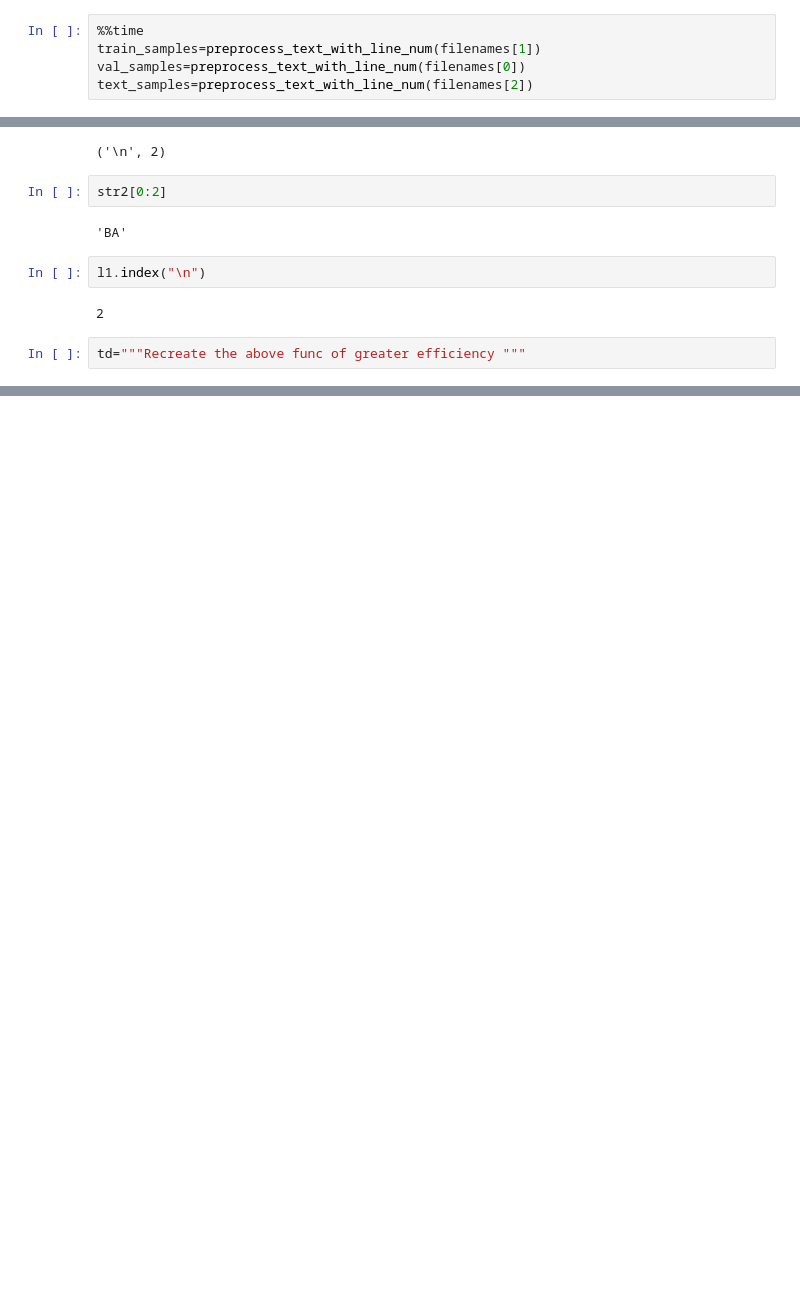
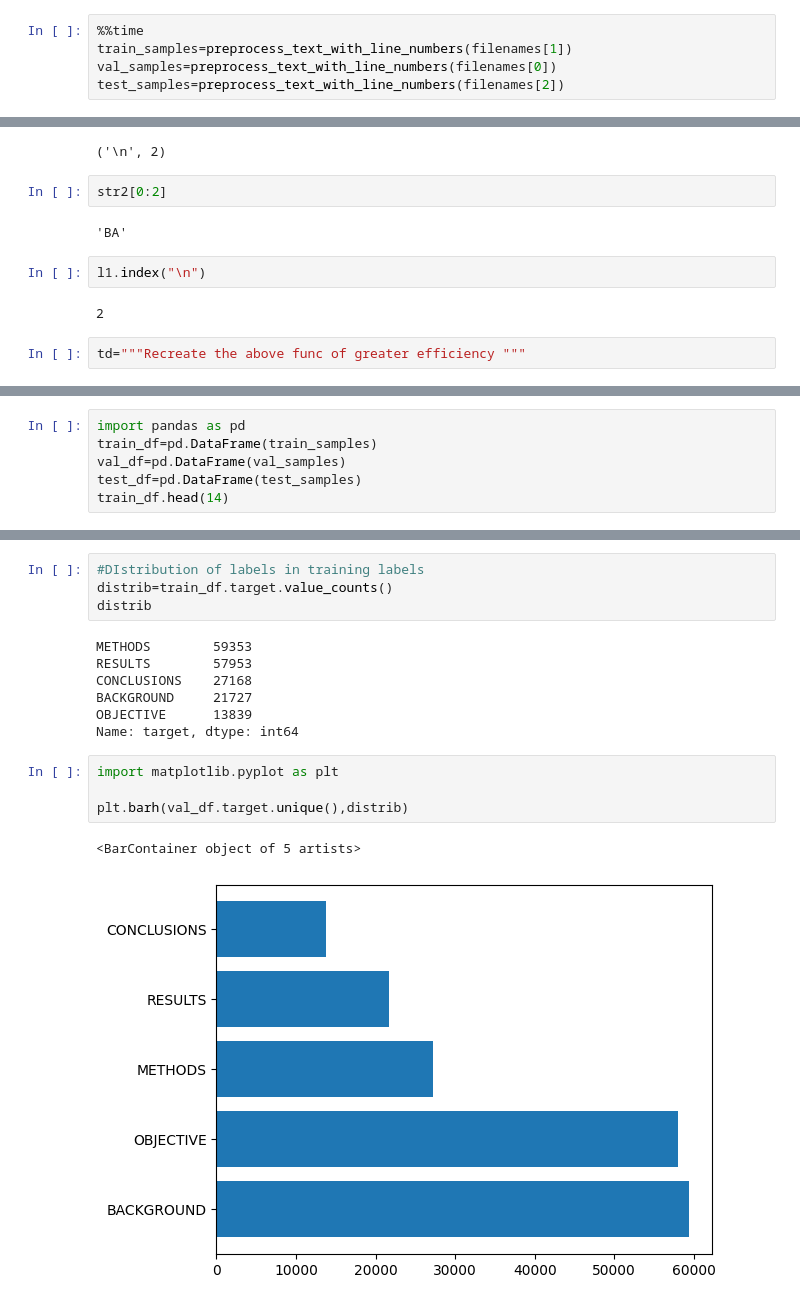
Before and after one commit to MananShukla7/SkimLit, a Jupyter notebook: skimlit.ipynb, the cells around one changed output, grey strips where cells are left out. Saved outputs shown, nothing was run; the diff lists cells and outputs as text; blank space fills up the shorter version.

```diff
--- a/skimlit.ipynb
+++ b/skimlit.ipynb
@@ -168,7 +217,7 @@ filenames
  '/content/pubmed-rct/PubMed_20k_RCT_numbers_replaced_with_at_sign/test.txt']
 # %%
 %%time
-train_samples=preprocess_text_with_line_num(filenames[1])
-val_samples=preprocess_text_with_line_num(filenames[0])
-text_samples=preprocess_text_with_line_num(filenames[2])
+train_samples=preprocess_text_with_line_numbers(filenames[1])
+val_samples=preprocess_text_with_line_numbers(filenames[0])
+test_samples=preprocess_text_with_line_numbers(filenames[2])
 # %% [output]
@@ -205,0 +259,6 @@ td="""Recreate the above func of greater efficiency """
+# %%
+import pandas as pd
+train_df=pd.DataFrame(train_samples)
+val_df=pd.DataFrame(val_samples)
+test_df=pd.DataFrame(test_samples)
+train_df.head(14)
@@ -205,0 +281,18 @@ td="""Recreate the above func of greater efficiency """
+# %%
+#DIstribution of labels in training labels
+distrib=train_df.target.value_counts()
+distrib
+# %% [output]
+METHODS        59353
+RESULTS        57953
+CONCLUSIONS    27168
+BACKGROUND     21727
+OBJECTIVE      13839
+Name: target, dtype: int64
+# %%
+import matplotlib.pyplot as plt
+
+plt.barh(val_df.target.unique(),distrib)
+# %% [output]
+<BarContainer object of 5 artists>
+[figure, added]
```
Also changed, not shown: parts of 28 cells of this notebook.
